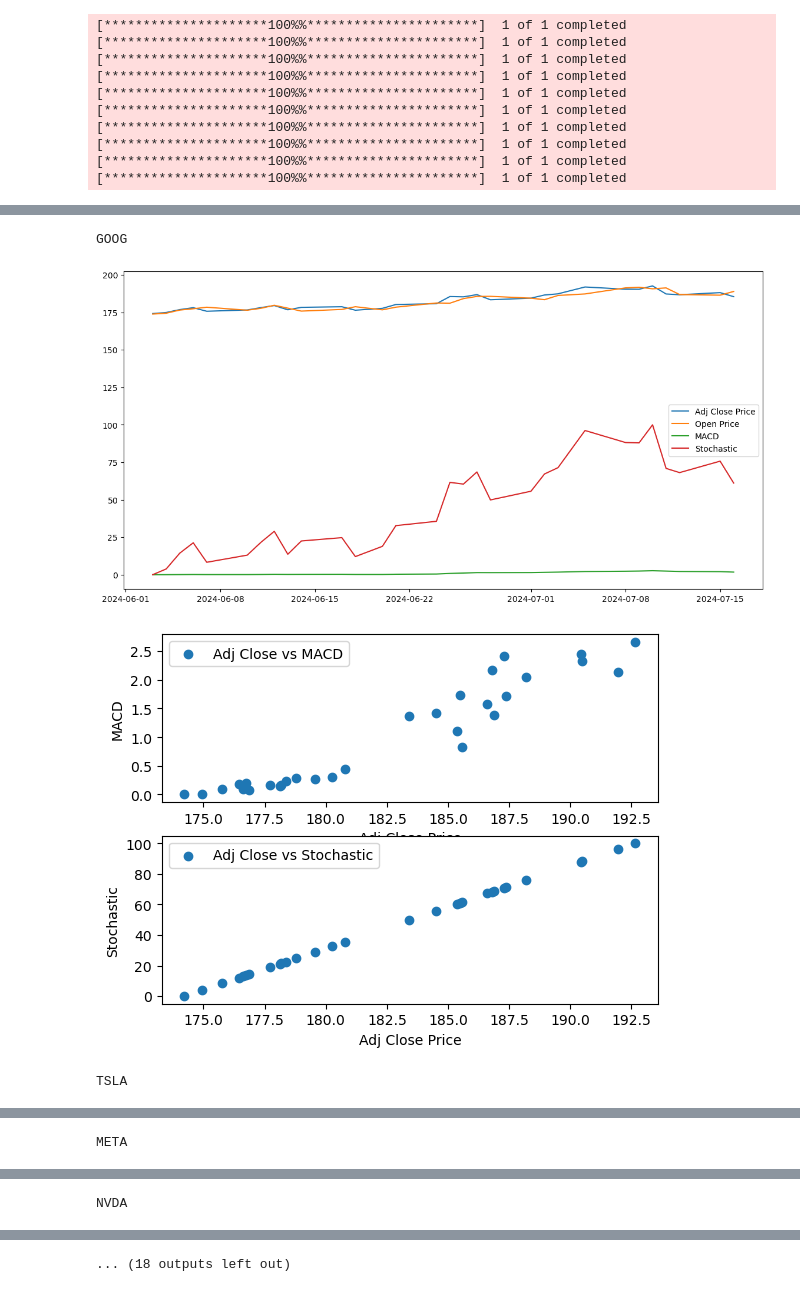
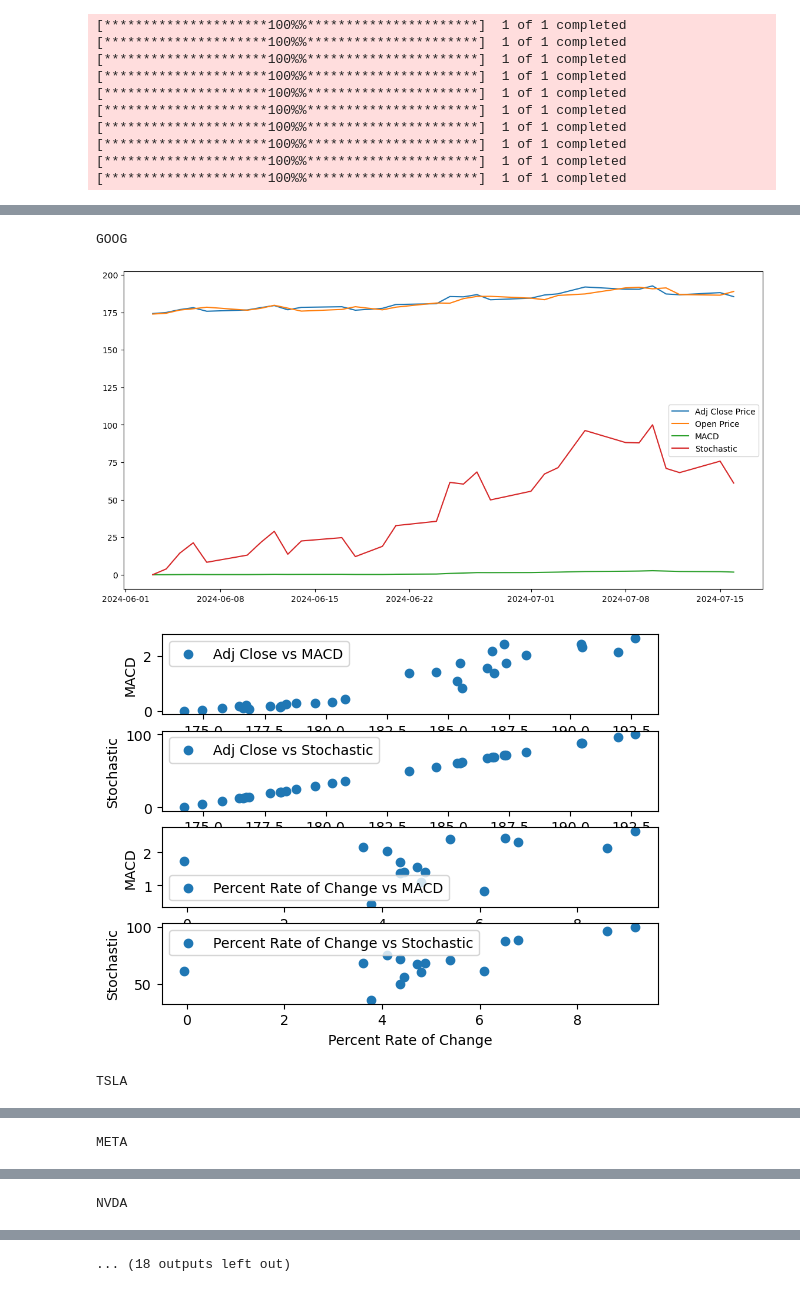
Before and after one commit to celloii/Market_Prediction, a Jupyter notebook: FeatureTesting.ipynb, the cells around one changed output, grey strips where cells are left out. Drawn from its saved outputs; the diff is of its cells as text; code cells hidden in the pictures.

Commit message:
graph for percent rate of change

```diff
--- a/FeatureTesting.ipynb
+++ b/FeatureTesting.ipynb
@@ -13,6 +13,10 @@ stock_data = {}
 # features_data = {}
 macd_data = {}
 stochastic_data = {}
+roc_data = {}
+
+def calculate_ROC(data,window):
+    return data.pct_change(window)
 
 for stock in tickers:
     stock_data[stock] = yf.download(stock, start=start_date, end=end_date)
@@ -71,7 +75,7 @@ for stock in tickers:
   high_value = stock_data[stock]['Adj Close'].max()
   # features_data[stock] = (stock_data[stock]['Adj Close'] - stock_data[stock]['Adj Close'].shift(1)) / stock_data[stock]['Adj Close'].shift(1) # percent difference
   stochastic_data[stock] = ((stock_data[stock]['Adj Close'] - low_value) / (high_value-low_value)) * 100 #stochastic line
-
+  roc_data[stock] = (calculate_ROC(stock_data[stock]['Adj Close'], window = 14)*100)
   # percent_k[stock] = ((stock_data[stock]['Adj Close'] - low_value) / (high_value-low_value)) * 100
   # percent_d[stock] = percent_k[stock].rolling(window = 3).mean()
   # if(macd_data[stock]['2024-06-21'] > ema_9[stock]['2024-06-21']): # bullish crossover
@@ -84,32 +88,44 @@ for stock in tickers:
 # %%
 for stock in tickers:
     print(stock)
     plt.figure(figsize=(14, 7))
     plt.plot(stock_data[stock]['Adj Close'], label='Adj Close Price')
     plt.plot(stock_data[stock]['Open'], label='Open Price')
     plt.plot(macd_data[stock], label = 'MACD')
     plt.plot(stochastic_data[stock], label = 'Stochastic')
     # plt.plot(percent_k[stock], label = '%K')
     # plt.plot(percent_d[stock], label = '%D')
     plt.legend()
     plt.show()
 
-    plt.subplot(2, 1, 1)
+    plt.subplot(4, 1, 1)
     plt.scatter(stock_data[stock]['Adj Close'], macd_data[stock], label='Adj Close vs MACD')
     plt.xlabel('Adj Close Price')
     plt.ylabel('MACD')
     plt.legend()
 
-    plt.subplot(2, 1, 2)
+    plt.subplot(4, 1, 2)
     plt.scatter(stock_data[stock]['Adj Close'], stochastic_data[stock], label='Adj Close vs Stochastic')
     plt.xlabel('Adj Close Price')
     plt.ylabel('Stochastic')
     plt.legend()
 
+    plt.subplot(4, 1, 3)
+    plt.scatter(roc_data[stock], macd_data[stock], label='Percent Rate of Change vs MACD')
+    plt.xlabel('Percent Rate of Change')
+    plt.ylabel('MACD')
+    plt.legend()
+
+    plt.subplot(4, 1, 4)
+    plt.scatter(roc_data[stock], stochastic_data[stock], label='Percent Rate of Change vs Stochastic')
+    plt.xlabel('Percent Rate of Change')
+    plt.ylabel('Stochastic')
+    plt.legend()
+
     plt.show()
 # %% [output]
 GOOG
 [figure]
-[figure, old version]
+[figure, new version]
 TSLA
 [figure]
```
Also changed, not shown: parts of 2 cells of this notebook.
